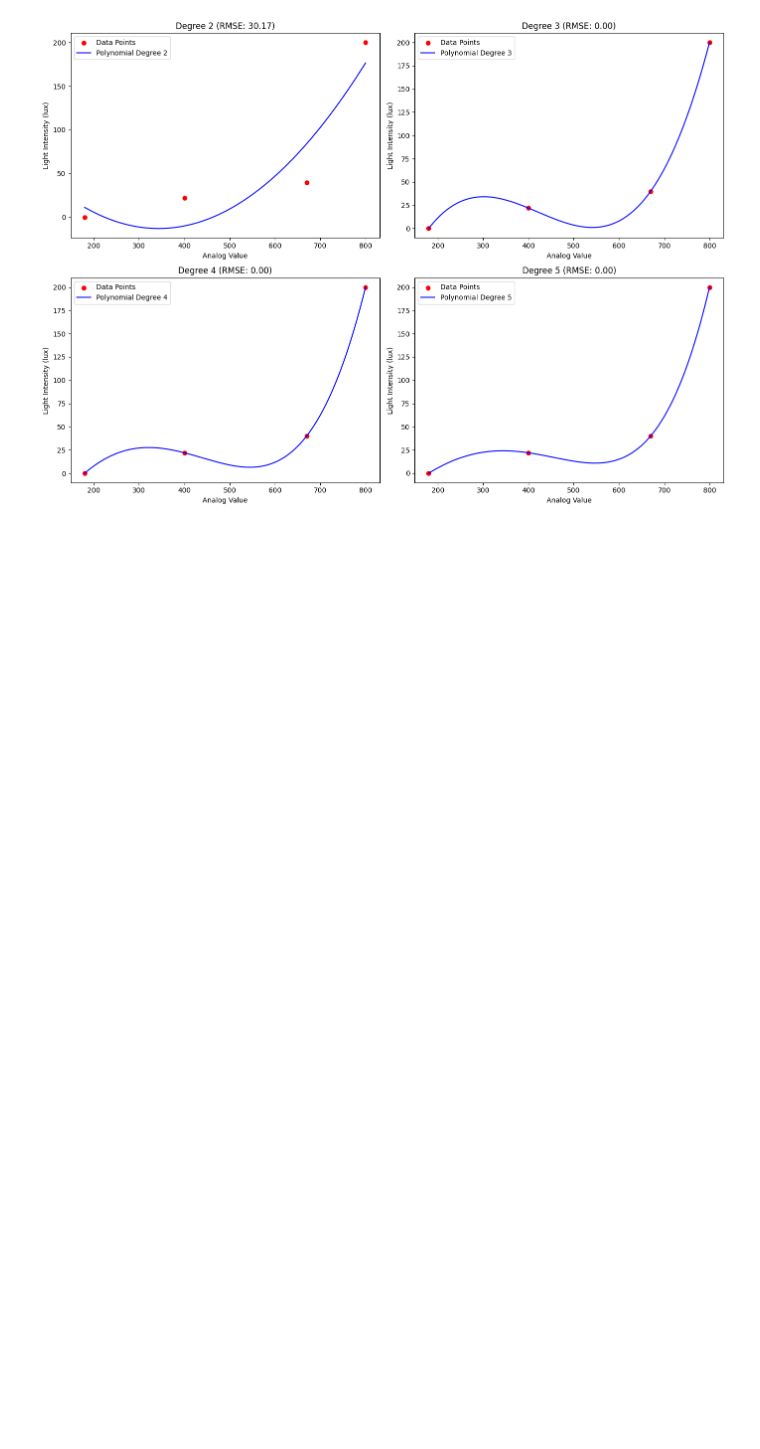
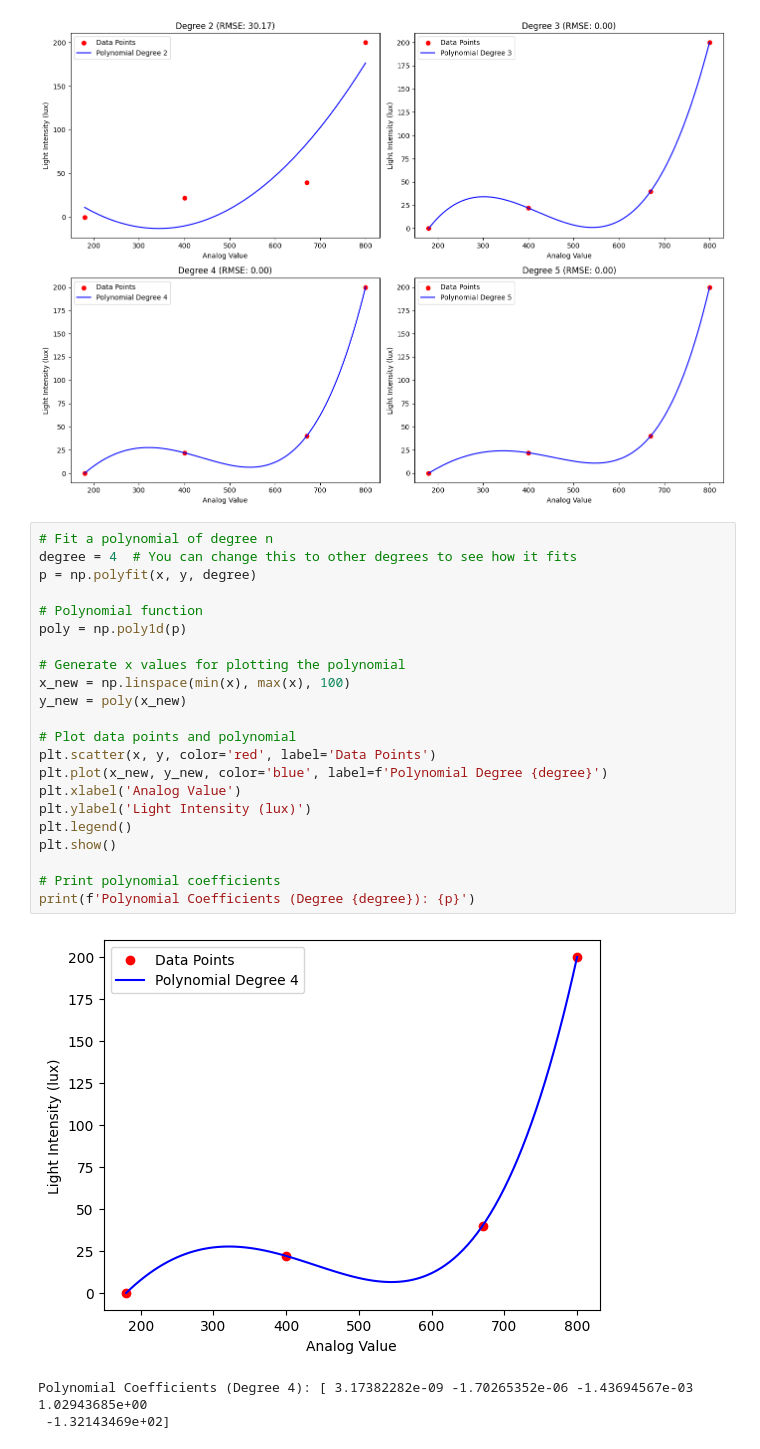
Before and after one commit to manjit-baishya-embedded-systems-and-iot/LUX-Meter, a Jupyter notebook: equation_determination.ipynb, the cells around one changed output. Cells and saved outputs as stored; diff of their text form; blank space fills up the shorter version.

```diff
--- a/equation_determination.ipynb
+++ b/equation_determination.ipynb
@@ -123,3 +123,29 @@ degrees = [2, 3, 4, 5]
 plot_polynomial_fits(x, y, degrees)
 # %% [output]
 [figure]
+# %%
+# Fit a polynomial of degree n
+degree = 4  # You can change this to other degrees to see how it fits
+p = np.polyfit(x, y, degree)
+
+# Polynomial function
+poly = np.poly1d(p)
+
+# Generate x values for plotting the polynomial
+x_new = np.linspace(min(x), max(x), 100)
+y_new = poly(x_new)
+
+# Plot data points and polynomial
+plt.scatter(x, y, color='red', label='Data Points')
+plt.plot(x_new, y_new, color='blue', label=f'Polynomial Degree {degree}')
+plt.xlabel('Analog Value')
+plt.ylabel('Light Intensity (lux)')
+plt.legend()
+plt.show()
+
+# Print polynomial coefficients
+print(f'Polynomial Coefficients (Degree {degree}): {p}')
+# %% [output]
+[figure, added]
+Polynomial Coefficients (Degree 4): [ 3.17382282e-09 -1.70265352e-06 -1.43694567e-03  1.02943685e+00
+ -1.32143469e+02]
```
Also changed, not shown: 3 other files.
